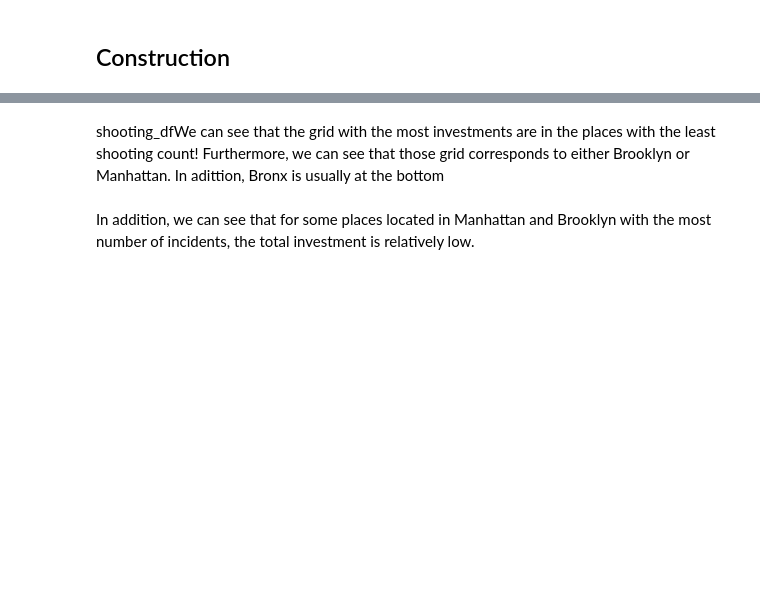
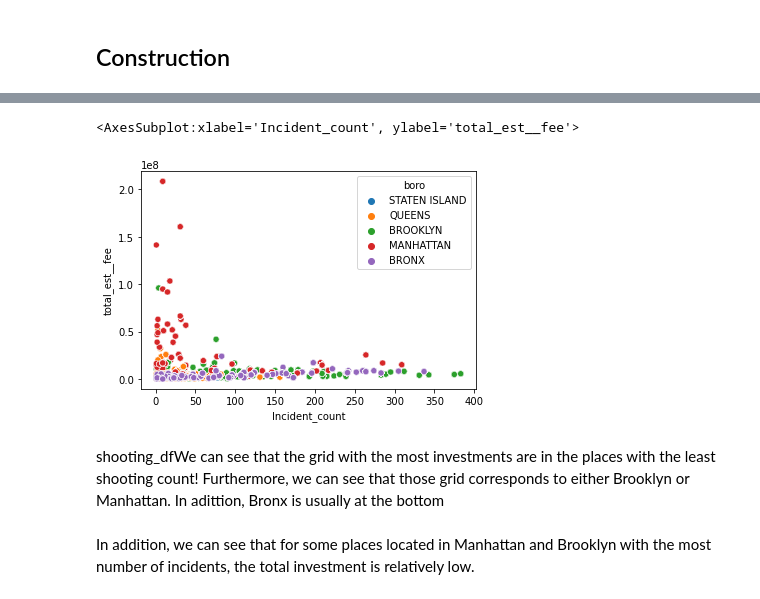
Before and after one commit to pauloog/SocialData, a Jupyter notebook: Final Project/Merging.ipynb, the cells around one changed output, grey strips where cells are left out. Saved outputs shown, nothing was run; the diff lists cells and outputs as text; code cells hidden in the pictures; blank space fills up the shorter version.

```diff
--- a/Final Project/Merging.ipynb
+++ b/Final Project/Merging.ipynb
@@ -749,7 +727,7 @@ shooting_df.head()
 # %%
-# Taking latitude and longitude as float
-shooting_df.latitude=shooting_df.latitude.astype(float)
-shooting_df.longitude=shooting_df.longitude.astype(float)
+# Taking latitude and longitude as float for merging
+shootings_df.latitude=shootings_df.latitude.astype(float)
+shootings_df.longitude=shootings_df.longitude.astype(float)
 construction_df.gis_latitude=construction_df.gis_latitude.astype(float)
 construction_df.gis_longitude=construction_df.gis_longitude.astype(float)
 # %%
@@ -758,10 +736,10 @@ stepsize_lat = 0.009 # Roughly, 1 kilometer
 stepsize_lon = 0.012 # Roughly, 1 kilometer
 
 # Calculate minimum and maximum values for latitude and longitude across both dataframes
-latmin = min(shooting_df.latitude.min(), construction_df.gis_latitude.min())
-lonmin = min(shooting_df.longitude.min(), construction_df.gis_longitude.min())
-lonmax = max(shooting_df.longitude.max(), construction_df.gis_longitude.max())
-latmax = max(shooting_df.latitude.max(), construction_df.gis_latitude.max())
+latmin = min(shootings_df.latitude.min(), construction_df.gis_latitude.min())
+lonmin = min(shootings_df.longitude.min(), construction_df.gis_longitude.min())
+lonmax = max(shootings_df.longitude.max(), construction_df.gis_longitude.max())
+latmax = max(shootings_df.latitude.max(), construction_df.gis_latitude.max())
 
 # Calculate number of rows and columns in the grid based on the step sizes and range of latitude and longitude
 num_rows = int((latmax - latmin) / stepsize_lat) + 1
@@ -777,30 +755,33 @@ def get_grid_number(latitude, longitude, stepsize_lat=stepsize_lat, stepsize_lon
     return grid_number
 # %%
 # Drop rows with missing latitude and longitude values in dfs
-shooting_df.dropna(subset=['latitude', 'longitude'], inplace=True)
+shootings_df.dropna(subset=['latitude', 'longitude'], inplace=True)
 construction_df.dropna(subset=['gis_latitude', 'gis_longitude'], inplace=True)
 
-# Map each row in shooting_df and construction_df to a grid cell number using the get_grid_number function
-shooting_df['grid_number'] = shooting_df.apply(lambda row: get_grid_number(row['latitude'], row['longitude'], stepsize_lat, stepsize_lon, latmin, lonmin), axis=1)
+# Map each row in shootings_df and construction_df to a grid cell number using the get_grid_number function
+shootings_df['grid_number'] = shootings_df.apply(lambda row: get_grid_number(row['latitude'], row['longitude'], stepsize_lat, stepsize_lon, latmin, lonmin), axis=1)
 construction_df['grid_number'] = construction_df.apply(lambda row: get_grid_number(row['gis_latitude'], row['gis_longitude'], stepsize_lat, stepsize_lon, latmin, lonmin), axis=1)
 # %%
 # Remove columns and group by grid_number to get count of incidents in each grid
-shooting_df_ = shooting_df[['incident_key', 'grid_number']]
-shooting_df_ = shooting_df_.groupby('grid_number').count()['incident_key'].reset_index()
+shootings_df_ = shootings_df[['incident_key', 'grid_number']]
+shootings_df_ = shootings_df_.groupby('grid_number').count()['incident_key'].reset_index()
 
 # Merge with original dataframe to add 'boro' column back
-shooting_df = shooting_df_.merge(shooting_df[['boro', 'grid_number']], on='grid_number', how='left')
+shootings_df = shootings_df_.merge(shootings_df[['boro', 'grid_number']], on='grid_number', how='left')
 
 # Rename 'incident_key' column to 'Incident_count'
-shooting_df.rename(columns={'incident_key': 'Incident_count'}, inplace=True)
+shootings_df.rename(columns={'incident_key': 'Incident_count'}, inplace=True)
 
 # Group construction_df by grid_number and get sum of 'total_est__fee'
 construction_df_total = construction_df[['total_est__fee', 'borough', 'grid_number']].groupby('grid_number').sum()
 
-# Merge shooting_df with construction_df_total on 'grid_number'
-shooting_df = pd.merge(shooting_df, construction_df_total, on='grid_number', how='left')
+# Merge shootings_df with construction_df_total on 'grid_number'
+shootings_df = pd.merge(shootings_df, construction_df_total, on='grid_number', how='left')
 # %%
-sns.scatterplot(data=shooting_df, x='Incident_count', y='total_est__fee',hue='boro')
+sns.scatterplot(data=shootings_df, x='Incident_count', y='total_est__fee',hue='boro')
+# %% [output]
+<AxesSubplot:xlabel='Incident_count', ylabel='total_est__fee'>
+[figure, added]
 # %% [markdown]
 shooting_dfWe can see that the grid with the most investments are in the places with the least shooting count! Furthermore, we can see that those grid corresponds to either Brooklyn or Manhattan. In adittion, Bronx is usually at the bottom
 # %% [markdown]
```
Also changed, not shown: parts of 40 cells of this notebook, 1 other file.
